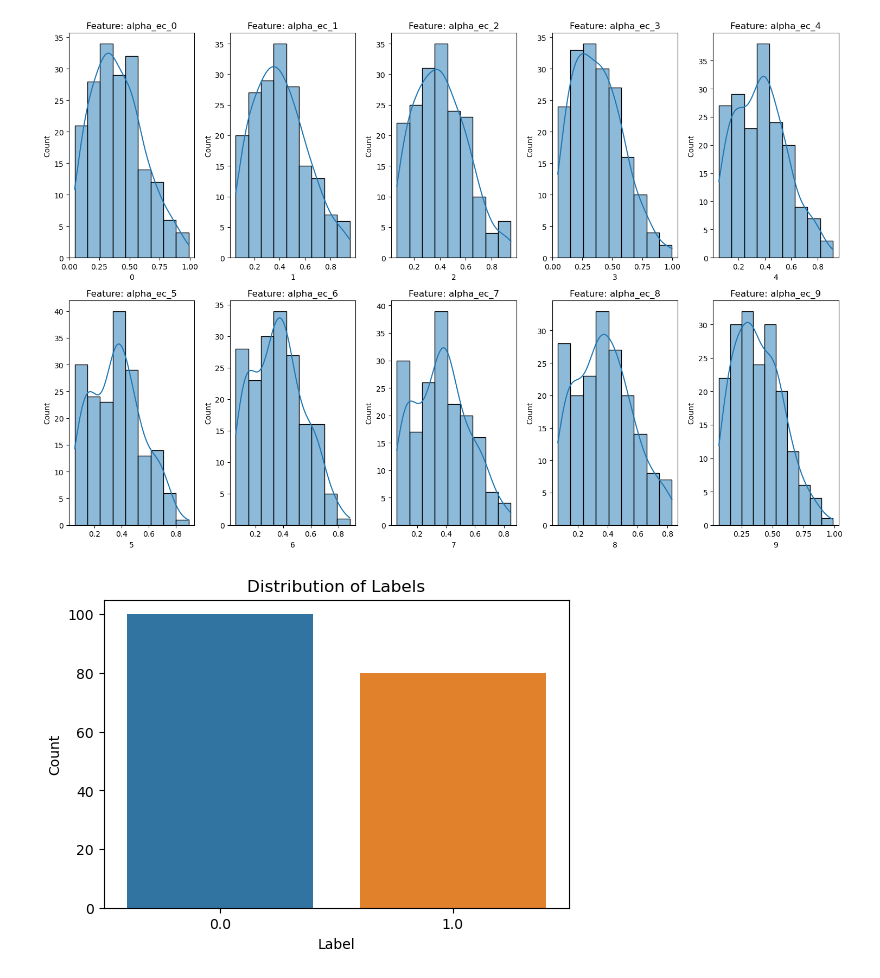
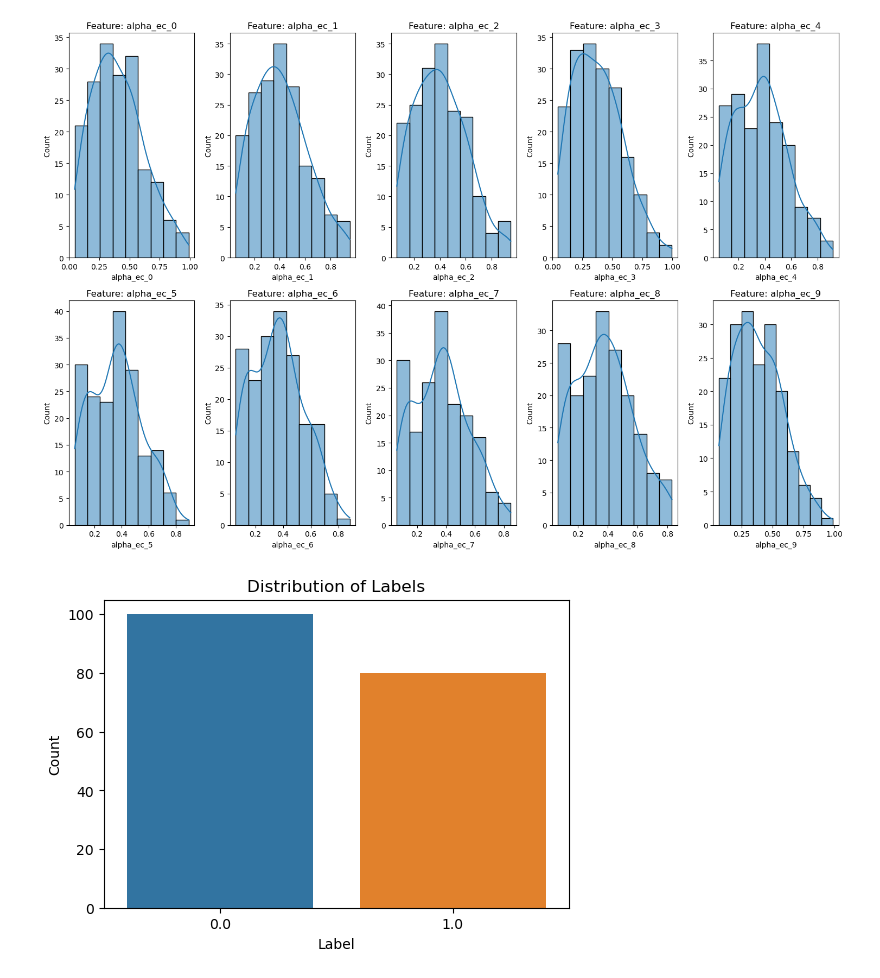
Before and after one commit to AlexandruRO45/ML_DS_Case_Studies, a Jupyter notebook: Feature engineering/Case_Study_3.ipynb, the cells around one changed output. Saved outputs shown, nothing was run; the diff lists cells and outputs as text; code cells hidden in the pictures.

```diff
--- a/Feature engineering/Case_Study_3.ipynb
+++ b/Feature engineering/Case_Study_3.ipynb
@@ -153,0 +123,14 @@ data_head, feature_names_head, labels_head
+# %%
+#Load data in from csv files and convert to pandas dataframes
+# File paths
+data_file = 'csv/data.csv'
+labels_file = 'csv/labels.csv'
+feature_names_file = 'csv/feature_names.csv'
+
+# Reload the datasets
+feature_names = pd.read_csv(feature_names_file)
+f = feature_names.columns.tolist()
+data = pd.read_csv(data_file, header=None, names=f)
+X = data
+labels = pd.read_csv(labels_file, header=None)
+y = labels
@@ -154,33 +153,33 @@ data_head, feature_names_head, labels_head
 # %%
 import matplotlib.pyplot as plt
 import seaborn as sns
 
 # Basic statistical summary of the data
 data_description = data.describe()
 
 # Checking for missing values in the data
 missing_values = data.isnull().sum().sum()
 
 # Distribution of labels (to understand the balance between classes)
 label_counts = labels[0].value_counts()
 
 # Visualizing the distribution of a few features (selecting first 10 for demonstration)
 plt.figure(figsize=(15, 10))
 for i in range(1, 11):
     plt.subplot(2, 5, i)
     sns.histplot(data.iloc[:, i-1], kde=True)
-    plt.title(f'Feature: {feature_names.iloc[0, i-1]}')
+    plt.title(f'Feature: {pd.read_csv(feature_names_file, header=None).iloc[0, i-1]}')
 plt.tight_layout()
 
 # Visualizing the label distribution
 plt.figure(figsize=(6, 4))
 sns.countplot(x=labels[0])
 plt.title('Distribution of Labels')
 plt.xlabel('Label')
 plt.ylabel('Count')
 plt.show()
 
 (data_description, missing_values, label_counts)
 # %% [output]
-[figure, old version]
+[figure, new version]
 [figure]
```
Also changed, not shown: parts of 32 cells of this notebook, 6 other files.
